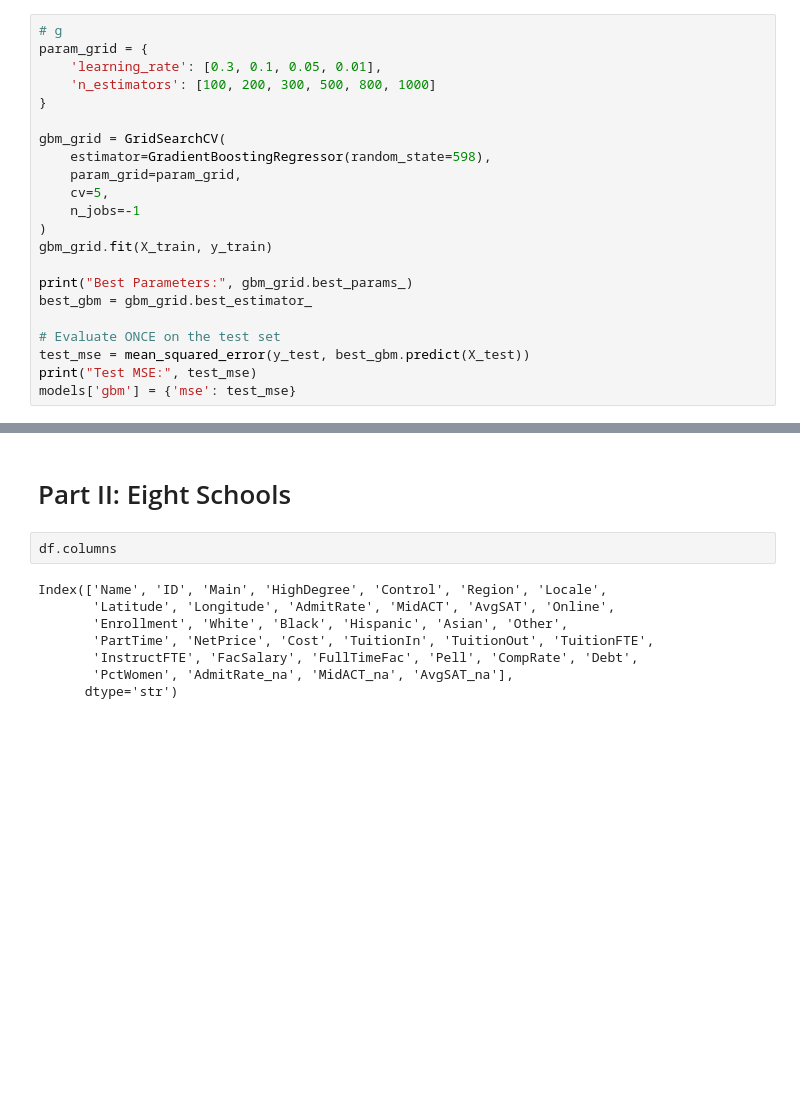
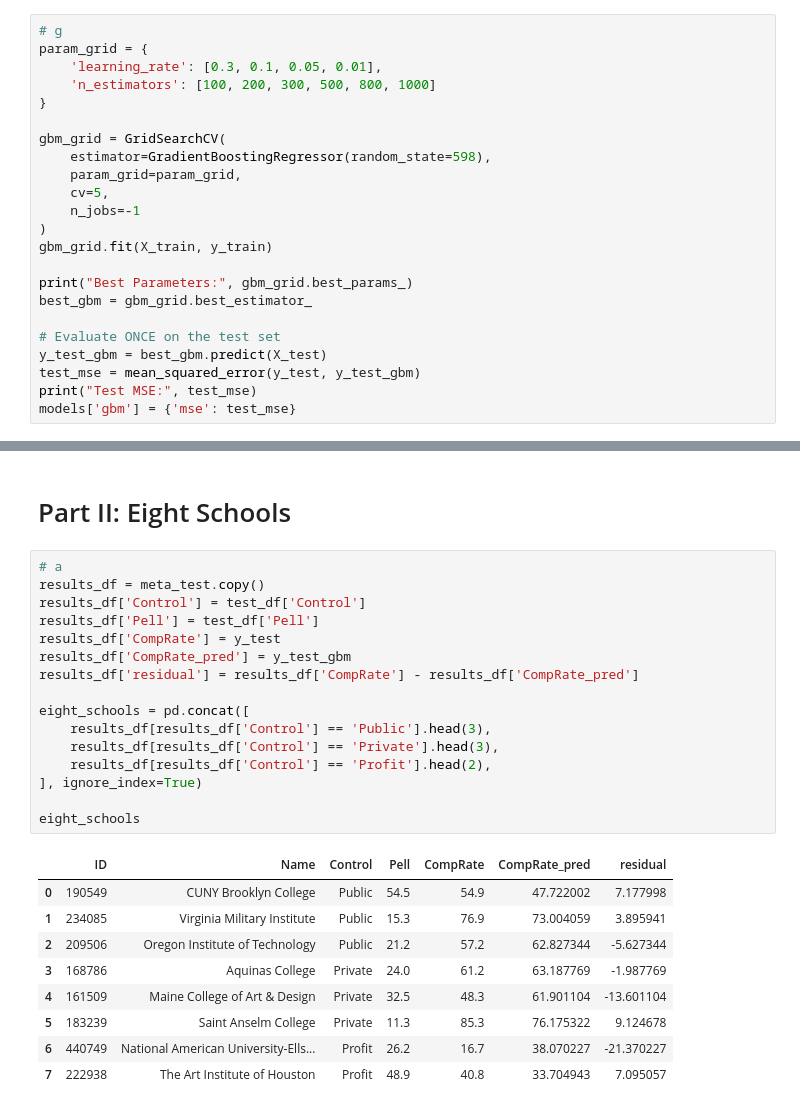
Before and after one commit to davidgraymi/CS598-PSL-MP3, a Jupyter notebook: main.ipynb, the cells around one changed output, grey strips where cells are left out. Saved outputs shown, nothing was run; the diff lists cells and outputs as text; blank space fills up the shorter version.

Commit message:
finish the results

```diff
--- a/main.ipynb
+++ b/main.ipynb
@@ -271,7 +333,8 @@ print("Best Parameters:", gbm_grid.best_params_)
 best_gbm = gbm_grid.best_estimator_
 
 # Evaluate ONCE on the test set
-test_mse = mean_squared_error(y_test, best_gbm.predict(X_test))
+y_test_gbm = best_gbm.predict(X_test)
+test_mse = mean_squared_error(y_test, y_test_gbm)
 print("Test MSE:", test_mse)
 models['gbm'] = {'mse': test_mse}
 # %% [output]
@@ -335,12 +413,28 @@ TODO: comment
 # %% [markdown]
 # Part II: Eight Schools
 # %%
-df.columns
+# a
+results_df = meta_test.copy()
+results_df['Control'] = test_df['Control']
+results_df['Pell'] = test_df['Pell']
+results_df['CompRate'] = y_test
+results_df['CompRate_pred'] = y_test_gbm
+results_df['residual'] = results_df['CompRate'] - results_df['CompRate_pred']
+
+eight_schools = pd.concat([
+    results_df[results_df['Control'] == 'Public'].head(3),
+    results_df[results_df['Control'] == 'Private'].head(3),
+    results_df[results_df['Control'] == 'Profit'].head(2),
+], ignore_index=True)
+
+eight_schools
 # %% [output]
-Index(['Name', 'ID', 'Main', 'HighDegree', 'Control', 'Region', 'Locale',
-       'Latitude', 'Longitude', 'AdmitRate', 'MidACT', 'AvgSAT', 'Online',
-       'Enrollment', 'White', 'Black', 'Hispanic', 'Asian', 'Other',
-       'PartTime', 'NetPrice', 'Cost', 'TuitionIn', 'TuitionOut', 'TuitionFTE',
-       'InstructFTE', 'FacSalary', 'FullTimeFac', 'Pell', 'CompRate', 'Debt',
-       'PctWomen', 'AdmitRate_na', 'MidACT_na', 'AvgSAT_na'],
-      dtype='str')
+|  | ID | Name | Control | Pell | CompRate | CompRate_pred | residual |
+| 0 | 190549 | CUNY Brooklyn College | Public | 54.5 | 54.9 | 47.722002 | 7.177998 |
+| 1 | 234085 | Virginia Military Institute | Public | 15.3 | 76.9 | 73.004059 | 3.895941 |
+| 2 | 209506 | Oregon Institute of Technology | Public | 21.2 | 57.2 | 62.827344 | -5.627344 |
+| 3 | 168786 | Aquinas College | Private | 24.0 | 61.2 | 63.187769 | -1.987769 |
+| 4 | 161509 | Maine College of Art & Design | Private | 32.5 | 48.3 | 61.901104 | -13.601104 |
+| 5 | 183239 | Saint Anselm College | Private | 11.3 | 85.3 | 76.175322 | 9.124678 |
+| 6 | 440749 | National American University-Ells... | Profit | 26.2 | 16.7 | 38.070227 | -21.370227 |
+| 7 | 222938 | The Art Institute of Houston | Profit | 48.9 | 40.8 | 33.704943 | 7.095057 |
```
Also changed, not shown: parts of 14 cells of this notebook.
